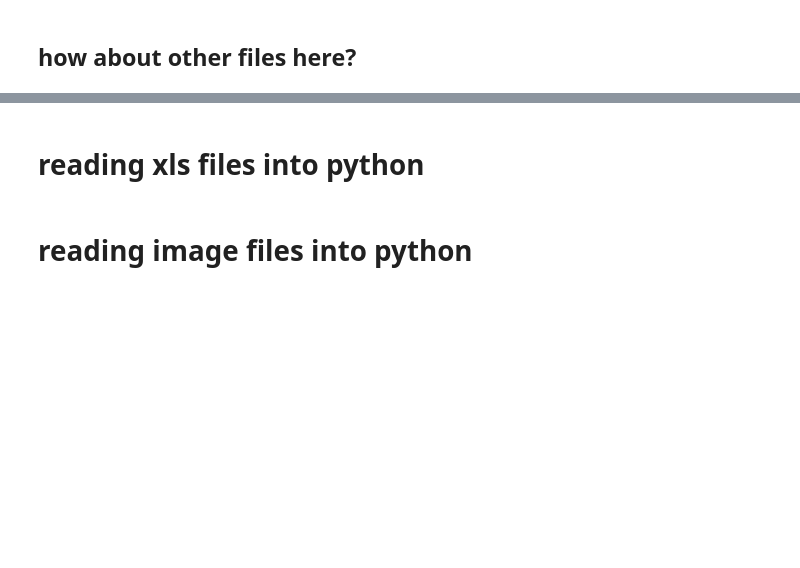
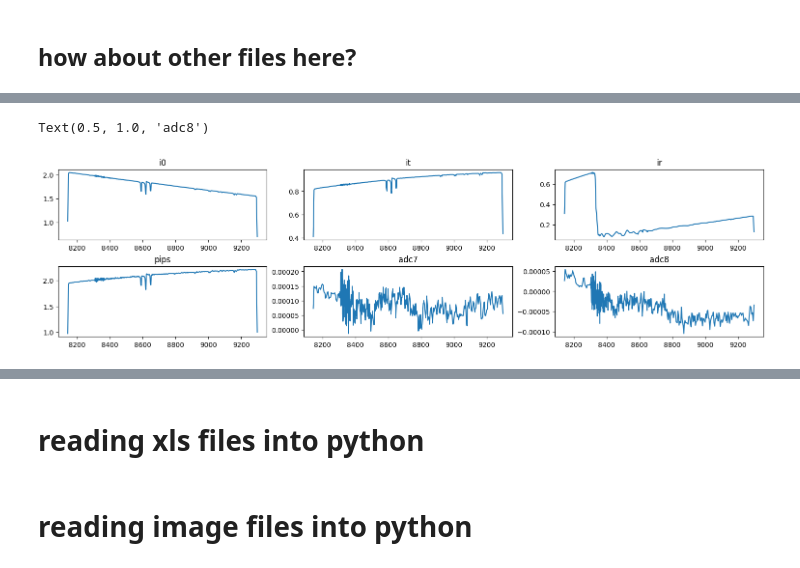
Before and after one commit to pmeshkov/pySULI, a Jupyter notebook: notebooks/000.read_research_data_into_python.ipynb, the cells around one changed output, grey strips where cells are left out. Cells and saved outputs as stored; diff of their text form; code cells hidden in the pictures; blank space fills up the shorter version.

```diff
--- a/notebooks/000.read_research_data_into_python.ipynb
+++ b/notebooks/000.read_research_data_into_python.ipynb
@@ -69,0 +109,19 @@ plt.plot(data[0],data[1])
+# %%
+#plots for QAS
+data = np.loadtxt('Ni-foil-XAS-data-from-QAS-beamline.dat',unpack=True)
+fig, axs = plt.subplots(2, 3, figsize=(15,4))
+axs[0, 0].plot(data[0],data[1])
+axs[0, 0].set_title('i0')
+axs[0, 1].plot(data[0],data[2])
+axs[0, 1].set_title('it')
+axs[0, 2].plot(data[0],data[3])
+axs[0, 2].set_title('ir')
+axs[1, 0].plot(data[0],data[4])
+axs[1, 0].set_title('pips')
+axs[1, 1].plot(data[0],data[5])
+axs[1, 1].set_title('adc7')
+axs[1, 2].plot(data[0],data[6])
+axs[1, 2].set_title('adc8')
+# %% [output]
+Text(0.5, 1.0, 'adc8')
+[figure, added]
```
Also changed, not shown: parts of 9 cells of this notebook.
